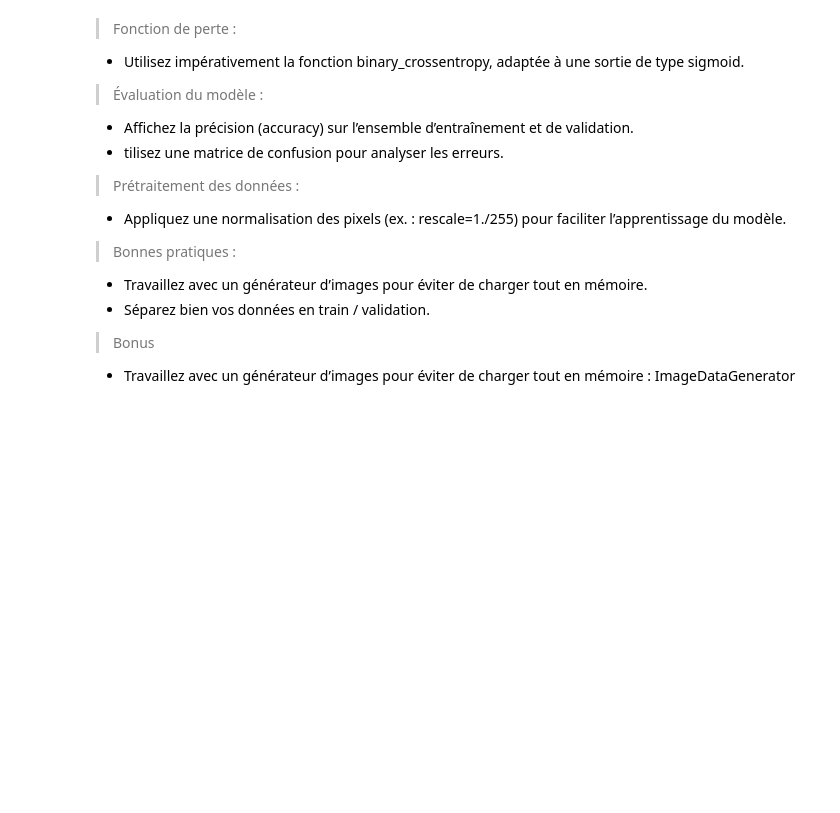
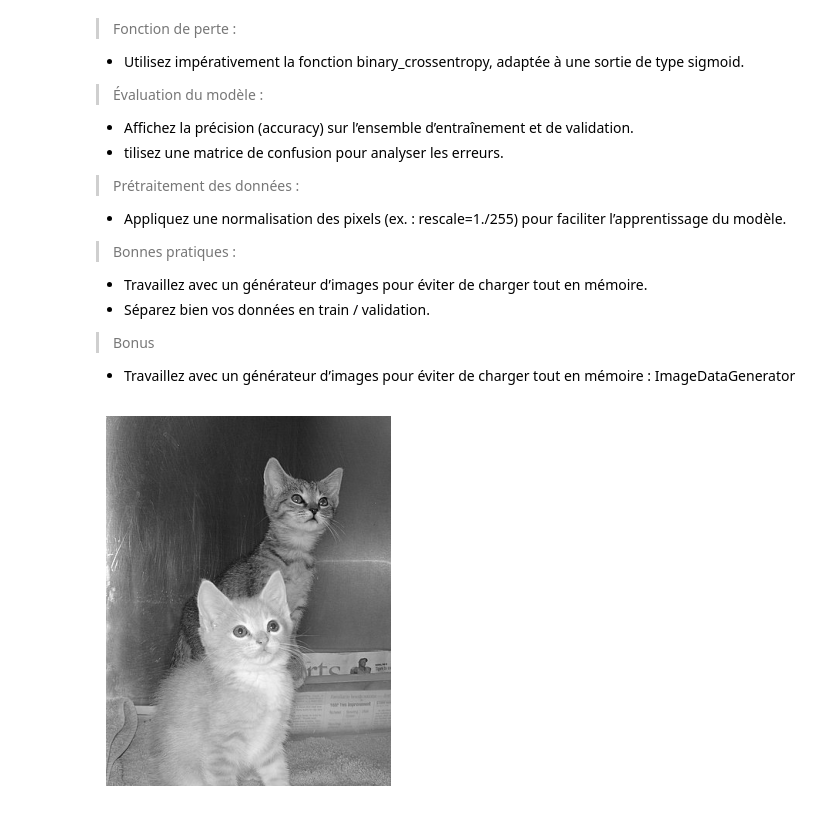
Before and after one commit to elvis-messiaen/dog_cat_deep_learning, a Jupyter notebook: challenge_dogs_cats.ipynb, the cells around one changed output. Cells and saved outputs as stored; diff of their text form; code cells hidden in the pictures; blank space fills up the shorter version.

```diff
--- a/challenge_dogs_cats.ipynb
+++ b/challenge_dogs_cats.ipynb
@@ -31,0 +43,8 @@ Les images des animaux se trouvent dans `data/pets`.
+# %%
+img = cv2.imread('data//pets/train/cat/27.jpg', cv2.IMREAD_GRAYSCALE)
+
+plt.imshow(img, cmap='gray')
+plt.axis('off')
+plt.show()
+# %% [output]
+[figure, added]
```
Also changed, not shown: parts of 17 cells of this notebook, 39 other files.
